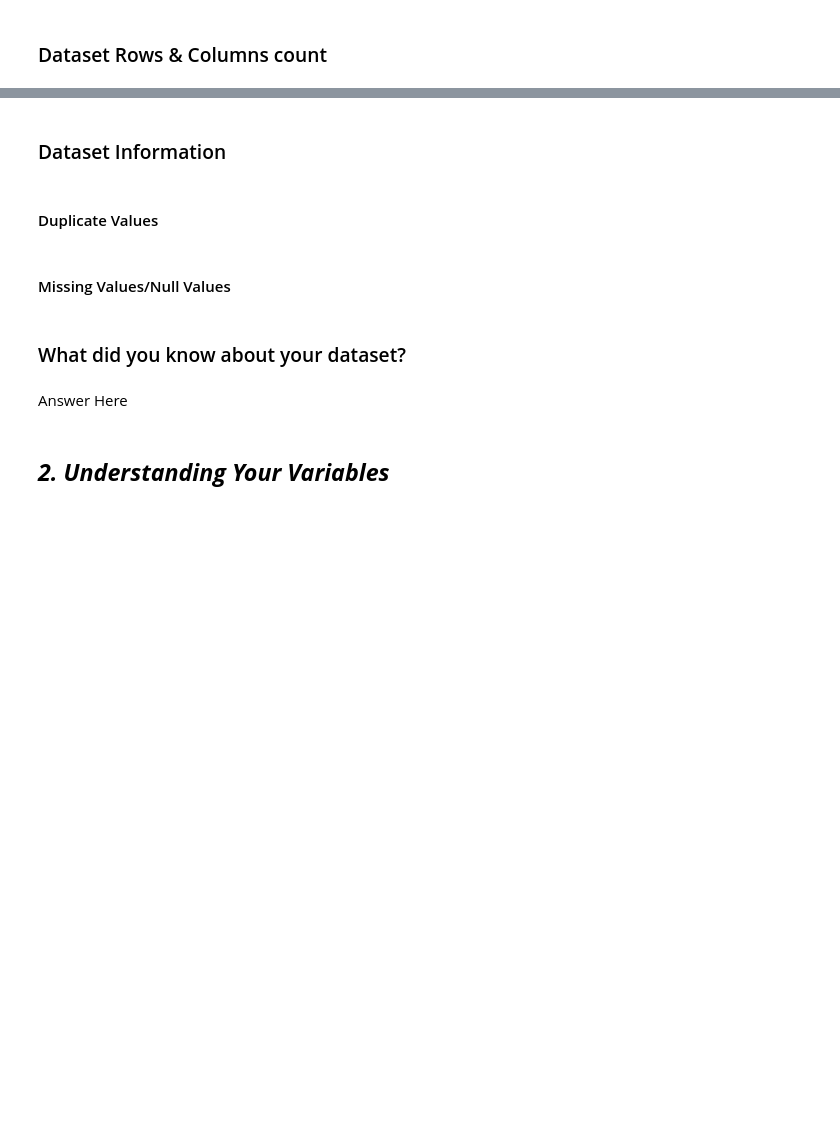
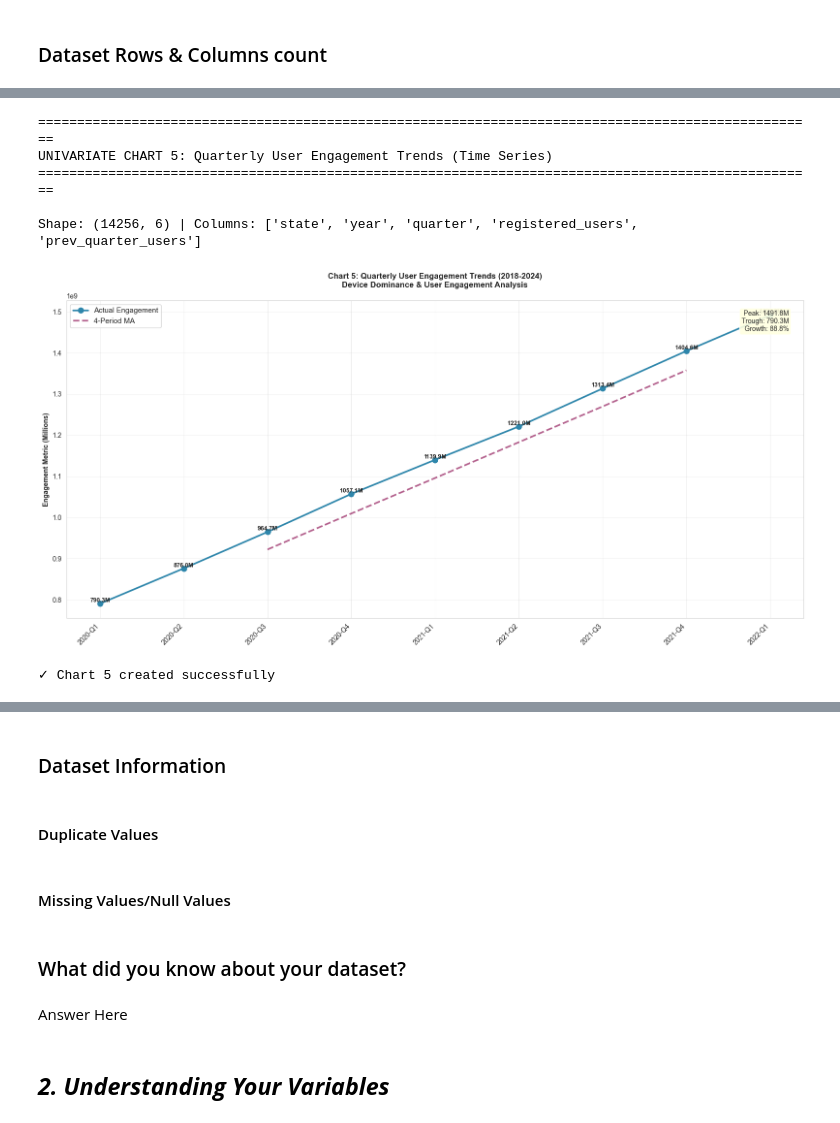
Before and after one commit to Github-Emmi/PhonePe, a Jupyter notebook: EDA_Submission_Template.ipynb, the cells around one changed output, grey strips where cells are left out. Saved outputs shown, nothing was run; the diff lists cells and outputs as text; code cells hidden in the pictures; blank space fills up the shorter version.

Commit message:
Completed Phase 3

```diff
--- a/EDA_Submission_Template.ipynb
+++ b/EDA_Submission_Template.ipynb
@@ -462,0 +1446,74 @@ print("=" * 80)
+# %%
+
+# ============================================================================
+# PHASE 2: UNIVARIATE ANALYSIS - CHART 5
+# Quarterly User Engagement Trends (Time Series)
+# ============================================================================
+
+print("\n" + "=" * 100)
+print("UNIVARIATE CHART 5: Quarterly User Engagement Trends (Time Series)")
+print("=" * 100)
+
+try:
+    df_engagement = datasets['Q2.2_Engagement_Trends'].copy()
+    print(f"\nShape: {df_engagement.shape} | Columns: {df_engagement.columns.tolist()[:5]}")
+
+    year_cols = [col for col in df_engagement.columns if 'year' in col.lower()]
+    quarter_cols = [col for col in df_engagement.columns if 'quarter' in col.lower()]
+    metric_cols = [col for col in df_engagement.columns if any(x in col.lower() for x in ['app', 'engagement', 'opens', 'register'])]
+
+    if year_cols and metric_cols:
+        year_col, metric_col = year_cols[0], metric_cols[0]
+
+        if quarter_cols:
+            quarter_col = quarter_cols[0]
+            df_engagement['time_period'] = df_engagement[year_col].astype(str) + '-Q' + df_engagement[quarter_col].astype(str)
+        else:
+            df_engagement['time_period'] = df_engagement[year_col].astype(str)
+
+        ts_data = df_engagement.groupby('time_period')[metric_col].sum().sort_index()
+
+        fig, ax = plt.subplots(figsize=(16, 8))
+
+        x_vals = range(len(ts_data))
+        ax.plot(x_vals, ts_data.values, 'o-', linewidth=2.5, markersize=8, color='#2E86AB', label='Actual Engagement')
+
+        if len(ts_data) >= 4:
+            ma = pd.Series(ts_data.values).rolling(window=4, center=True).mean()
+            ax.plot(x_vals, ma.values, '--', linewidth=2.5, color='#A23B72', label='4-Period MA', alpha=0.8)
+
+        for i, val in enumerate(ts_data.values):
+            ax.text(i, val, f'{val/1e6:.1f}M', ha='center', va='bottom', fontsize=9, fontweight='bold')
+
+        ax.set_xticks(x_vals)
+        ax.set_xticklabels(ts_data.index, rotation=45, ha='right')
+        ax.set_ylabel('Engagement Metric (Millions)', fontweight='bold')
+        ax.set_title('Chart 5: Quarterly User Engagement Trends (2018-2024)\nDevice Dominance & User Engagement Analysis',
+                    fontweight='bold', pad=20)
+        ax.legend(loc='upper left', fontsize=11)
+        ax.grid(True, alpha=0.3)
+
+        max_val = ts_data.max()
+        min_val = ts_data.min()
+        max_idx = ts_data.argmax()
+        min_idx = ts_data.argmin()
+
+        textstr = f'Peak: {max_val/1e6:.1f}M\nTrough: {min_val/1e6:.1f}M\nGrowth: {((max_val/min_val-1)*100):.1f}%'
+        ax.text(0.98, 0.97, textstr, transform=ax.transAxes, fontsize=10, verticalalignment='top',
+               horizontalalignment='right', bbox=dict(boxstyle='round', facecolor='lightyellow', alpha=0.9))
+
+        plt.tight_layout()
+        plt.savefig(os.path.join(base_path, 'phase4_results/Chart_05_Engagement_Trends.png'), dpi=300, bbox_inches='tight')
+        plt.show()
+        print("\n✓ Chart 5 created successfully")
+
+except Exception as e:
+    print(f"Error: {str(e)}")
+# %% [output]
+====================================================================================================
+UNIVARIATE CHART 5: Quarterly User Engagement Trends (Time Series)
+====================================================================================================
+
+Shape: (14256, 6) | Columns: ['state', 'year', 'quarter', 'registered_users', 'prev_quarter_users']
+[figure, added]
+✓ Chart 5 created successfully
```
Also changed, not shown: parts of 74 cells of this notebook, 19 other files.
